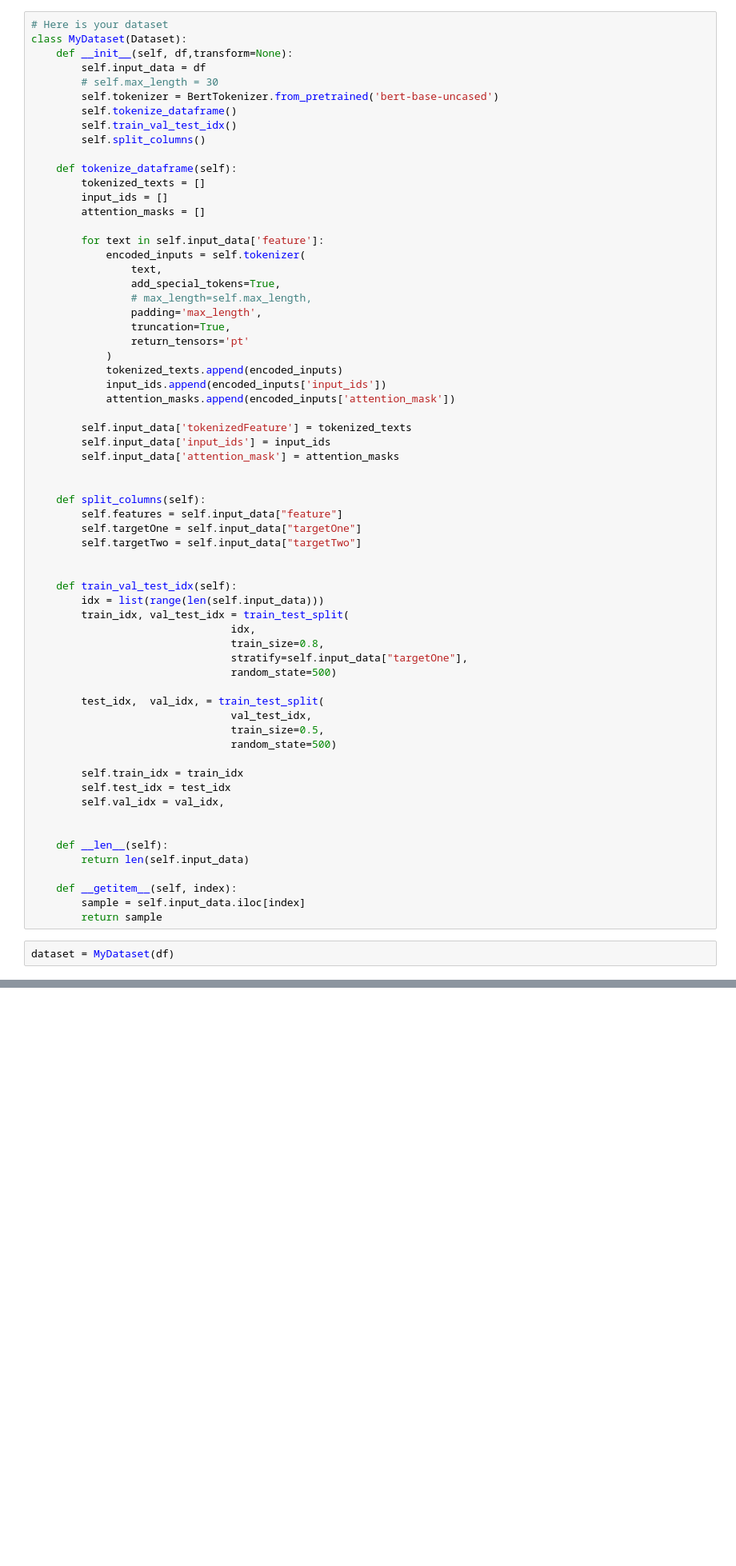
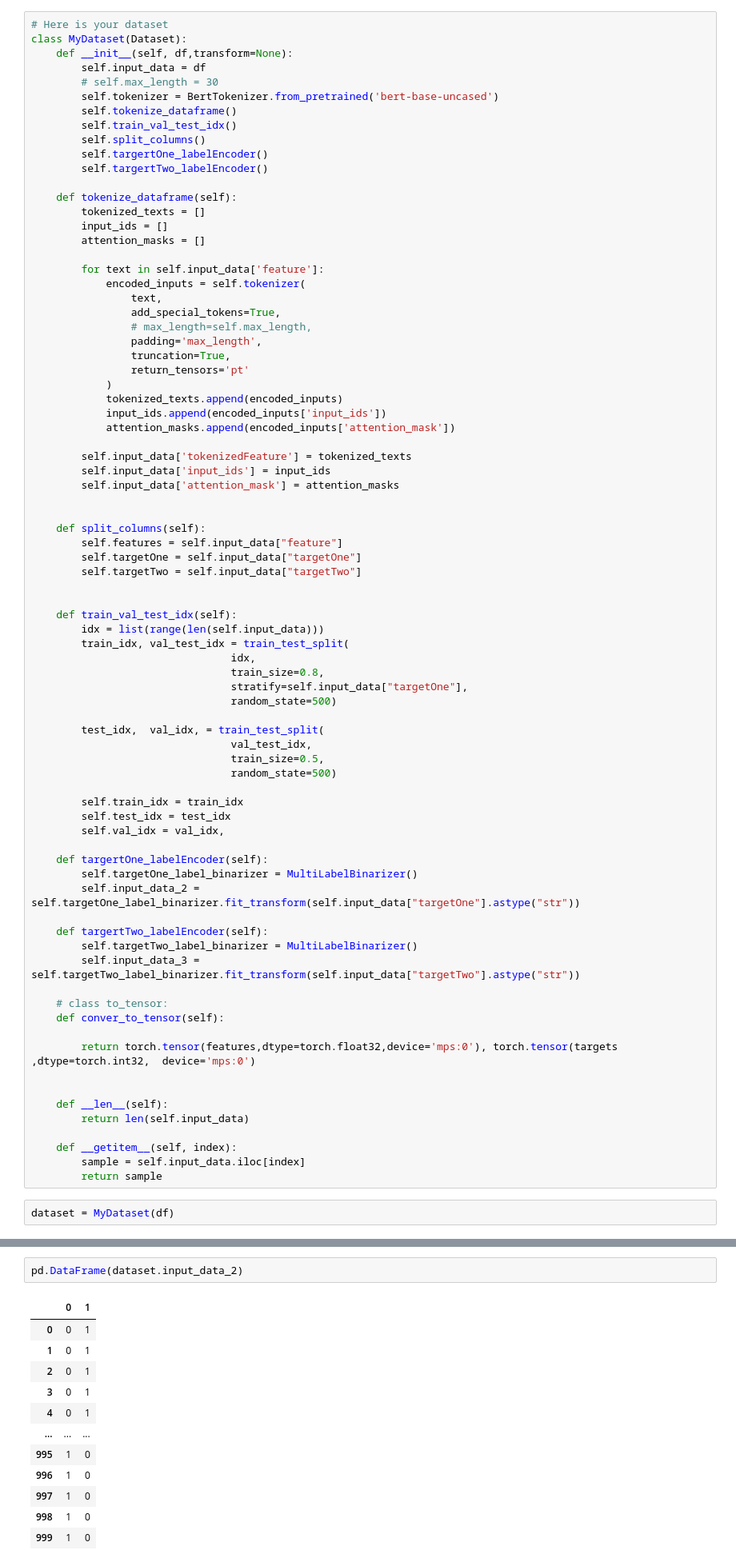
Before and after one commit to tonderai-m/nlp-classification, a Jupyter notebook: my_new_notebook.ipynb, the cells around one changed output, grey strips where cells are left out. Shown: that part at 80% size. Cells and saved outputs as stored; diff of their text form; blank space fills up the shorter version.

```diff
--- a/my_new_notebook.ipynb
+++ b/my_new_notebook.ipynb
@@ -97,6 +89,8 @@ class MyDataset(Dataset):
         self.tokenize_dataframe()
         self.train_val_test_idx()
         self.split_columns()
+        self.targertOne_labelEncoder()
+        self.targertTwo_labelEncoder()
 
     def tokenize_dataframe(self):
         tokenized_texts = []
@@ -144,6 +138,19 @@ class MyDataset(Dataset):
         self.test_idx = test_idx
         self.val_idx = val_idx,
 
+    def targertOne_labelEncoder(self):
+        self.targetOne_label_binarizer = MultiLabelBinarizer()
+        self.input_data_2 =  self.targetOne_label_binarizer.fit_transform(self.input_data["targetOne"].astype("str"))
+
+    def targertTwo_labelEncoder(self):
+        self.targetTwo_label_binarizer = MultiLabelBinarizer()
+        self.input_data_3 =  self.targetTwo_label_binarizer.fit_transform(self.input_data["targetTwo"].astype("str"))
+
+    # class to_tensor:
+    def conver_to_tensor(self):
+
+        return torch.tensor(features,dtype=torch.float32,device='mps:0'), torch.tensor(targets ,dtype=torch.int32,  device='mps:0')
+
 
     def __len__(self):
         return len(self.input_data)
@@ -155,0 +287,15 @@ dataset = MyDataset(df)
+# %%
+pd.DataFrame(dataset.input_data_2)
+# %% [output]
+|  | 0 | 1 |
+| 0 | 0 | 1 |
+| 1 | 0 | 1 |
+| 2 | 0 | 1 |
+| 3 | 0 | 1 |
+| 4 | 0 | 1 |
+| ... | ... | ... |
+| 995 | 1 | 0 |
+| 996 | 1 | 0 |
+| 997 | 1 | 0 |
+| 998 | 1 | 0 |
+| 999 | 1 | 0 |
```
Also changed, not shown: parts of 22 cells of this notebook.
